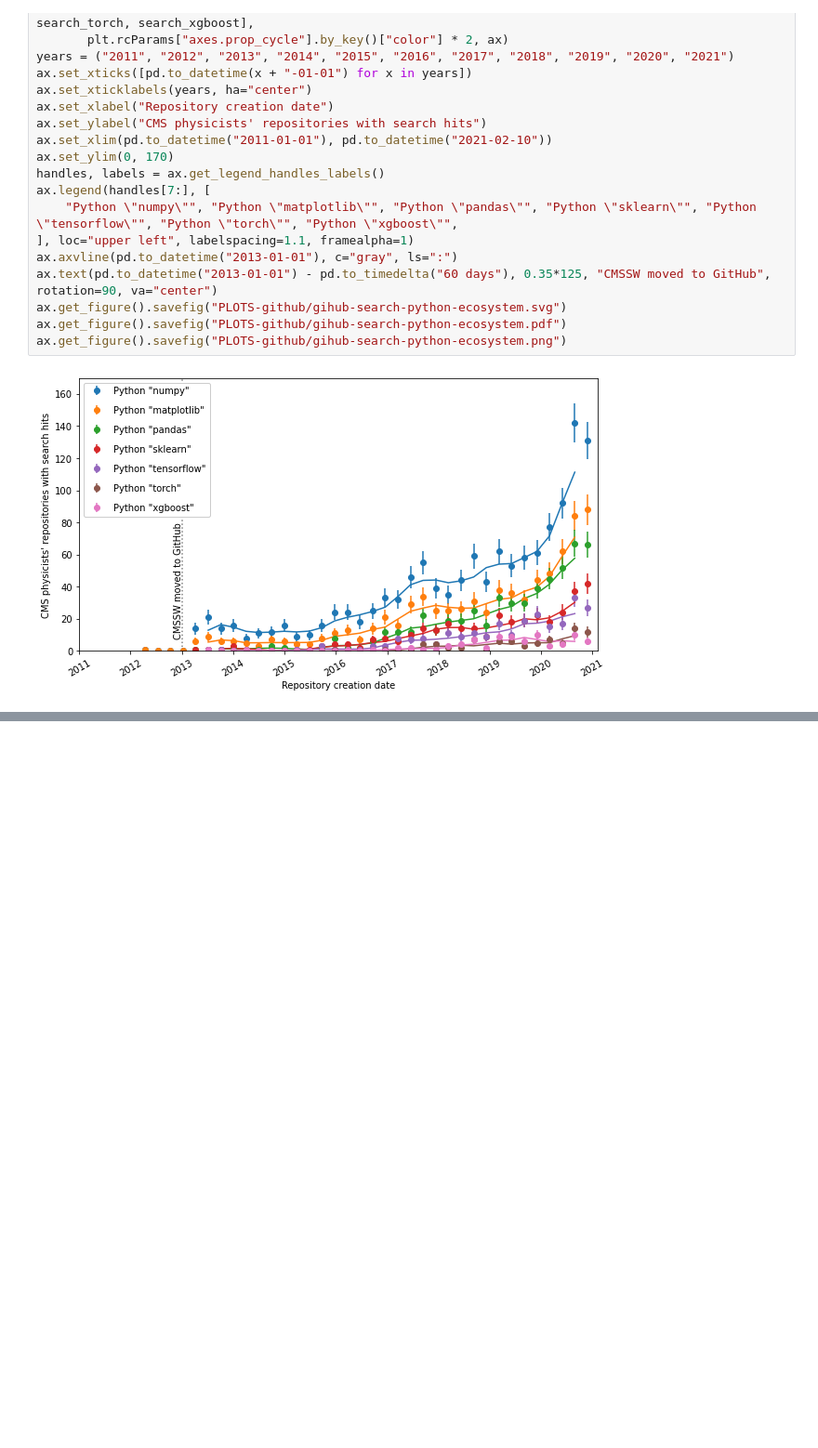
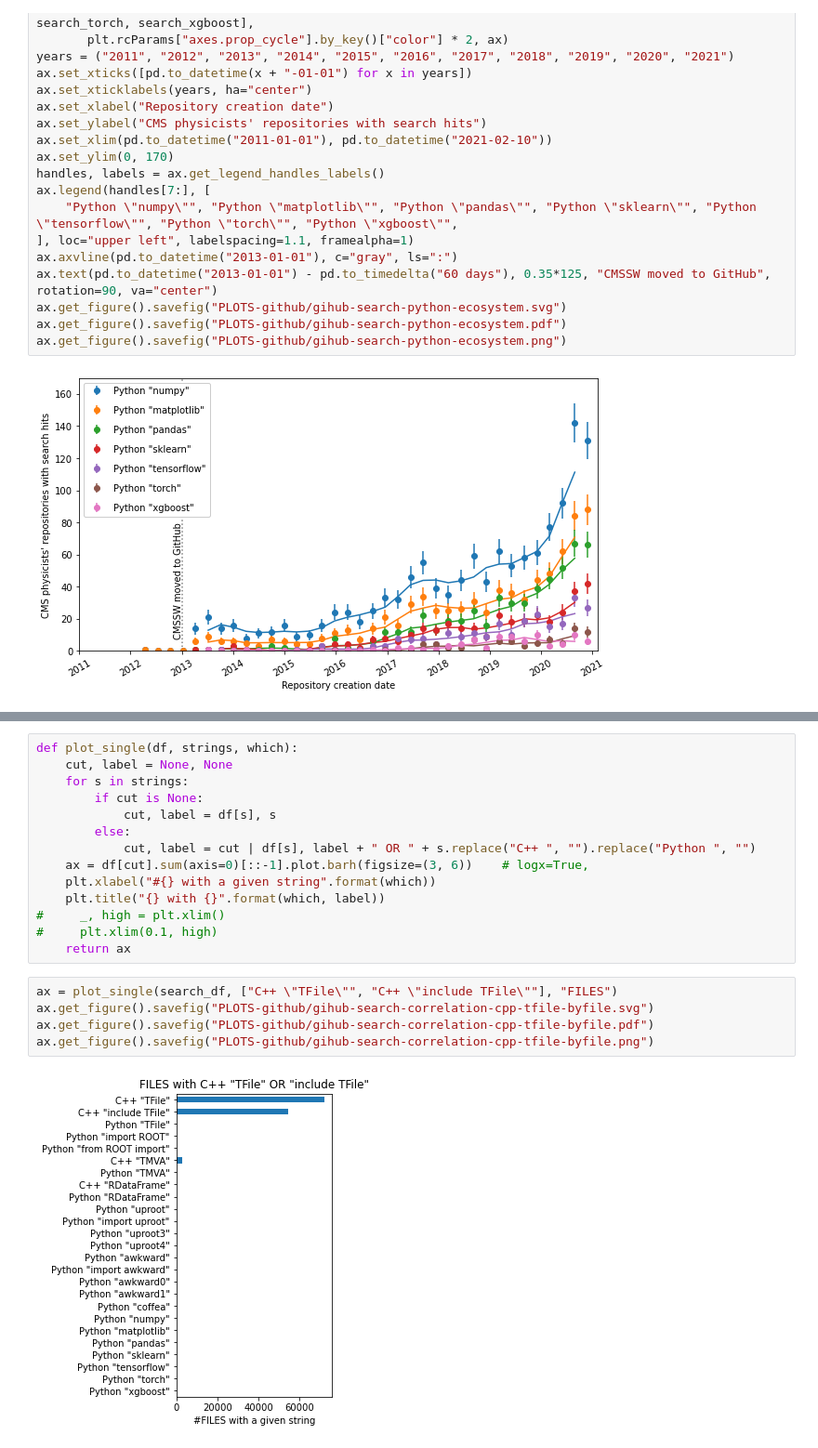
Before and after one commit to jpivarski-talks/2021-02-24-reload-statistics, a Jupyter notebook: analyze-github.ipynb, the cells around one changed output, grey strips where cells are left out. Shown at 93% size. Drawn from its saved outputs; the diff is of its cells as text; blank space fills up the shorter version.

```diff
--- a/analyze-github.ipynb
+++ b/analyze-github.ipynb
@@ -421,0 +527,21 @@ ax.get_figure().savefig("PLOTS-github/gihub-search-python-ecosystem.png")
+# %%
+def plot_single(df, strings, which):
+    cut, label = None, None
+    for s in strings:
+        if cut is None:
+            cut, label = df[s], s
+        else:
+            cut, label = cut | df[s], label + " OR " + s.replace("C++ ", "").replace("Python ", "")
+    ax = df[cut].sum(axis=0)[::-1].plot.barh(figsize=(3, 6))    # logx=True,
+    plt.xlabel("#{} with a given string".format(which))
+    plt.title("{} with {}".format(which, label))
+#     _, high = plt.xlim()
+#     plt.xlim(0.1, high)
+    return ax
+# %%
+ax = plot_single(search_df, ["C++ \"TFile\"", "C++ \"include TFile\""], "FILES")
+ax.get_figure().savefig("PLOTS-github/gihub-search-correlation-cpp-tfile-byfile.svg")
+ax.get_figure().savefig("PLOTS-github/gihub-search-correlation-cpp-tfile-byfile.pdf")
+ax.get_figure().savefig("PLOTS-github/gihub-search-correlation-cpp-tfile-byfile.png")
+# %% [output]
+[figure, added]
```
Also changed, not shown: parts of 42 cells of this notebook.
